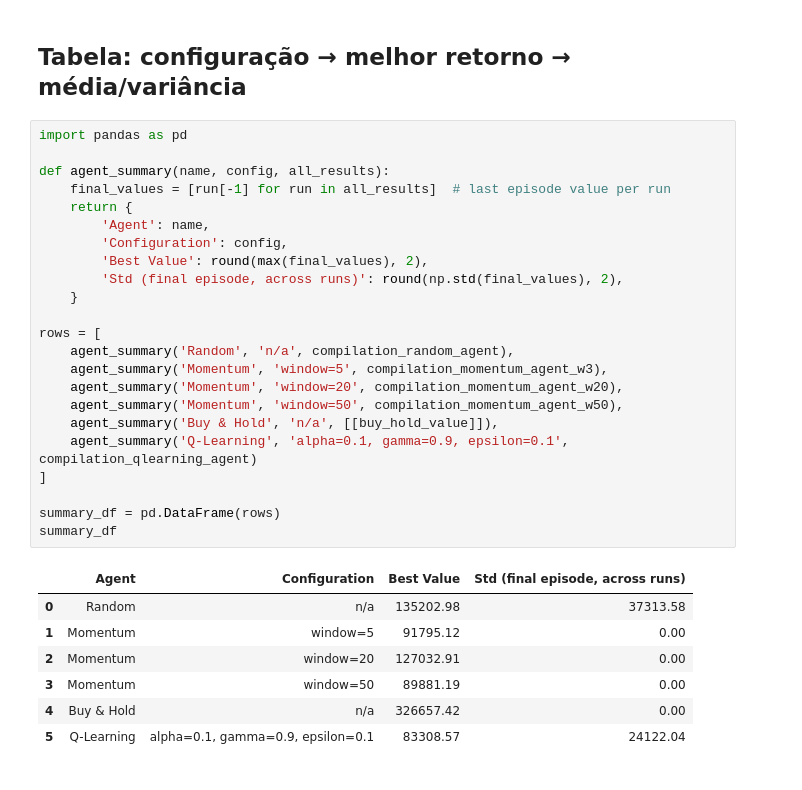
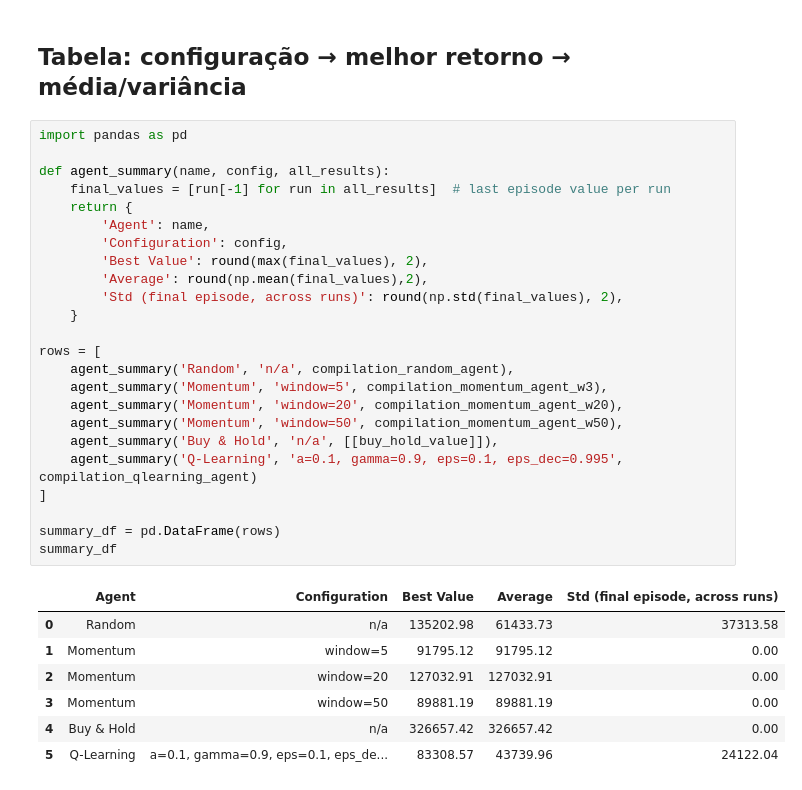
Before and after one commit to luisparadinha/pg_rl_trading_bot, a Jupyter notebook: Market_e_Projecto.ipynb, the cells around one changed output. Drawn from its saved outputs; the diff is of its cells as text.

```diff
--- a/Market_e_Projecto.ipynb
+++ b/Market_e_Projecto.ipynb
@@ -265,31 +266,32 @@ plt.show()
 # %%
 import pandas as pd
 
 def agent_summary(name, config, all_results):
     final_values = [run[-1] for run in all_results]  # last episode value per run
     return {
         'Agent': name,
         'Configuration': config,
         'Best Value': round(max(final_values), 2),
+        'Average': round(np.mean(final_values),2),
         'Std (final episode, across runs)': round(np.std(final_values), 2),
     }
 
 rows = [
     agent_summary('Random', 'n/a', compilation_random_agent),
     agent_summary('Momentum', 'window=5', compilation_momentum_agent_w3),
     agent_summary('Momentum', 'window=20', compilation_momentum_agent_w20),
     agent_summary('Momentum', 'window=50', compilation_momentum_agent_w50),
     agent_summary('Buy & Hold', 'n/a', [[buy_hold_value]]),
-    agent_summary('Q-Learning', 'alpha=0.1, gamma=0.9, epsilon=0.1', compilation_qlearning_agent)
+    agent_summary('Q-Learning', 'a=0.1, gamma=0.9, eps=0.1, eps_dec=0.995', compilation_qlearning_agent)
 ]
 
 summary_df = pd.DataFrame(rows)
 summary_df
 # %% [output]
-|  | Agent | Configuration | Best Value | Std (final episode, across runs) |
-| 0 | Random | n/a | 135202.98 | 37313.58 |
-| 1 | Momentum | window=5 | 91795.12 | 0.00 |
-| 2 | Momentum | window=20 | 127032.91 | 0.00 |
-| 3 | Momentum | window=50 | 89881.19 | 0.00 |
-| 4 | Buy & Hold | n/a | 326657.42 | 0.00 |
-| 5 | Q-Learning | alpha=0.1, gamma=0.9, epsilon=0.1 | 83308.57 | 24122.04 |
+|  | Agent | Configuration | Best Value | Average | Std (final episode, across runs) |
+| 0 | Random | n/a | 135202.98 | 61433.73 | 37313.58 |
+| 1 | Momentum | window=5 | 91795.12 | 91795.12 | 0.00 |
+| 2 | Momentum | window=20 | 127032.91 | 127032.91 | 0.00 |
+| 3 | Momentum | window=50 | 89881.19 | 89881.19 | 0.00 |
+| 4 | Buy & Hold | n/a | 326657.42 | 326657.42 | 0.00 |
+| 5 | Q-Learning | a=0.1, gamma=0.9, eps=0.1, eps_de... | 83308.57 | 43739.96 | 24122.04 |
```
Also changed, not shown: parts of 10 cells of this notebook.
